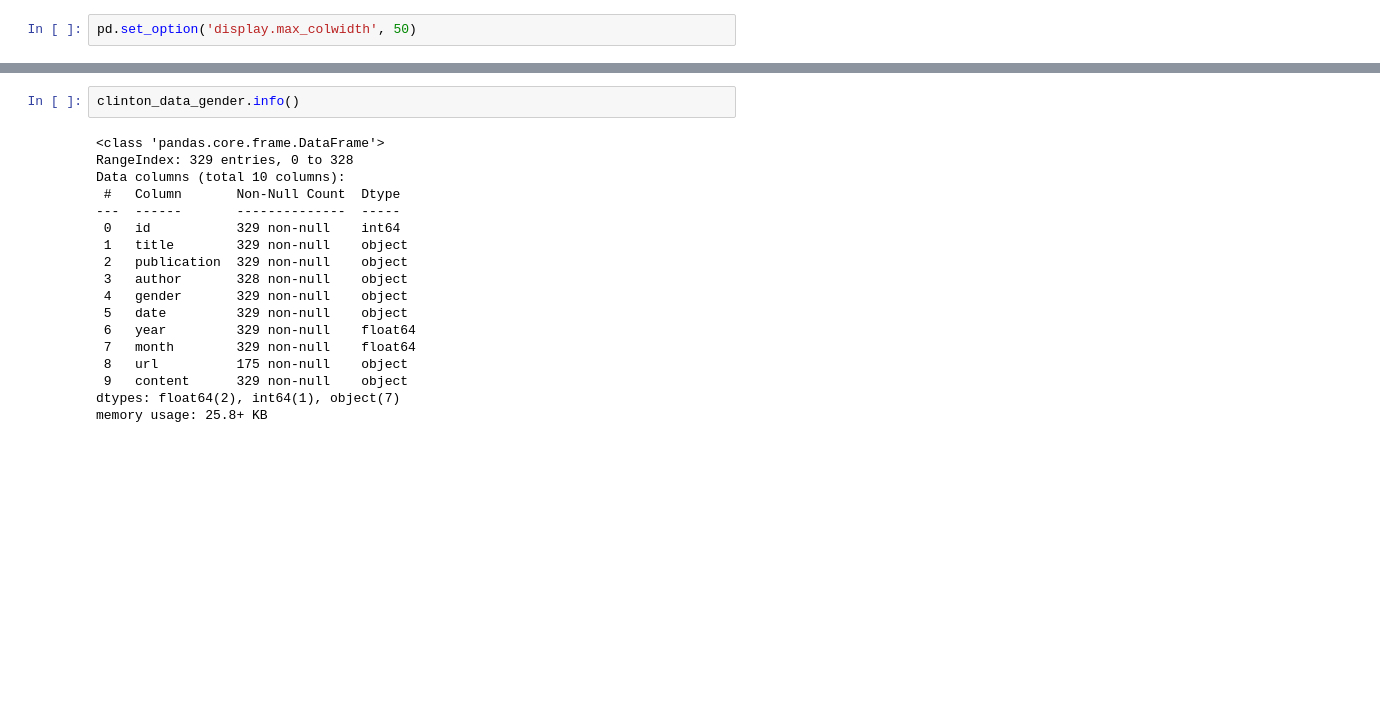
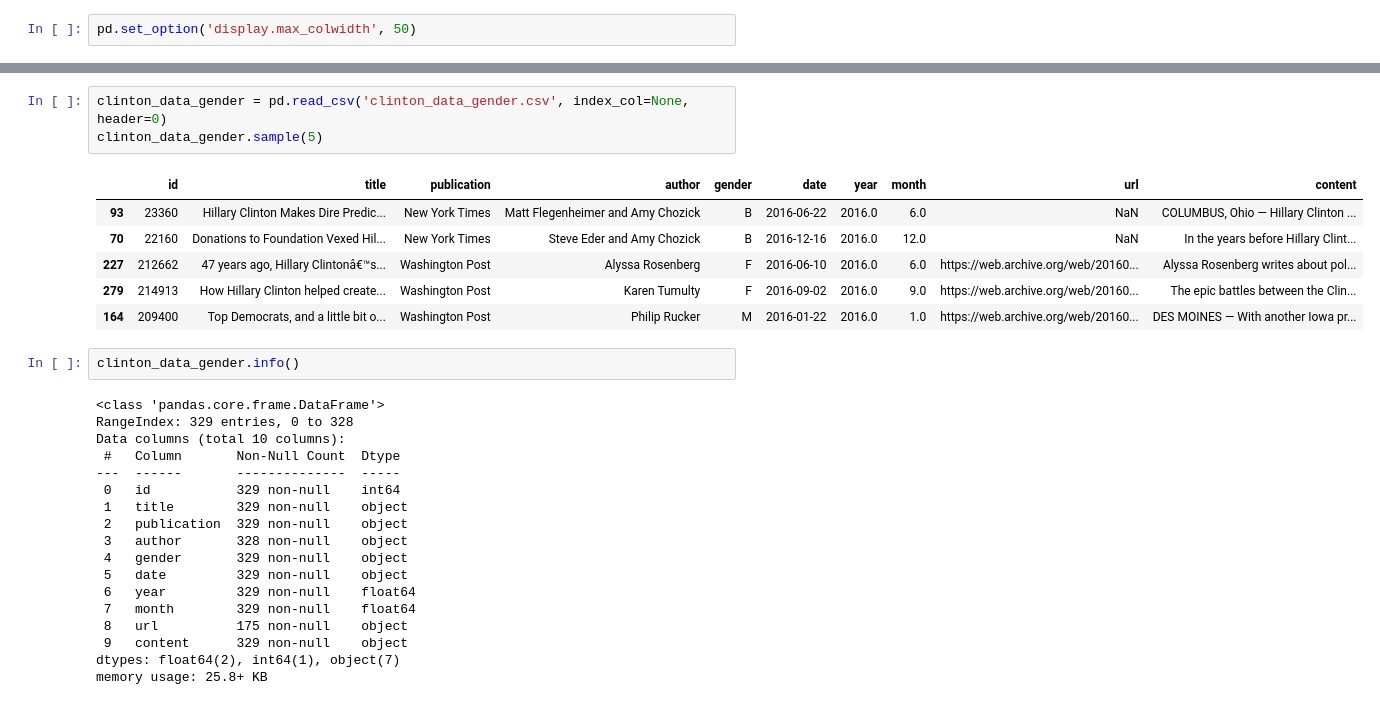
Before and after one commit to maxpeng041/news-article-analysis, a Jupyter notebook: news_article_analysis.ipynb, the cells around one changed output, grey strips where cells are left out. Saved outputs shown, nothing was run; the diff lists cells and outputs as text; blank space fills up the shorter version.

```diff
--- a/news_article_analysis.ipynb
+++ b/news_article_analysis.ipynb
@@ -127,3 +140,13 @@ clinton_data_gender.sample(5)
+# %%
+clinton_data_gender = pd.read_csv('clinton_data_gender.csv', index_col=None, header=0)
+clinton_data_gender.sample(5)
+# %% [output]
+|  | id | title | publication | author | gender | date | year | month | url | content |
+| 93 | 23360 | Hillary Clinton Makes Dire Predic... | New York Times | Matt Flegenheimer and Amy Chozick | B | 2016-06-22 | 2016.0 | 6.0 | NaN | COLUMBUS, Ohio — Hillary Clinton ... |
+| 70 | 22160 | Donations to Foundation Vexed Hil... | New York Times | Steve Eder and Amy Chozick | B | 2016-12-16 | 2016.0 | 12.0 | NaN | In the years before Hillary Clint... |
+| 227 | 212662 | 47 years ago, Hillary Clintonâ€™s... | Washington Post | Alyssa Rosenberg | F | 2016-06-10 | 2016.0 | 6.0 | https://web.archive.org/web/20160... | Alyssa Rosenberg writes about pol... |
+| 279 | 214913 | How Hillary Clinton helped create... | Washington Post | Karen Tumulty | F | 2016-09-02 | 2016.0 | 9.0 | https://web.archive.org/web/20160... | The epic battles between the Clin... |
+| 164 | 209400 | Top Democrats, and a little bit o... | Washington Post | Philip Rucker | M | 2016-01-22 | 2016.0 | 1.0 | https://web.archive.org/web/20160... | DES MOINES — With another Iowa pr... |
 # %%
 clinton_data_gender.info()
 # %% [output]
```
Also changed, not shown: parts of 42 cells of this notebook, 1 other file.
